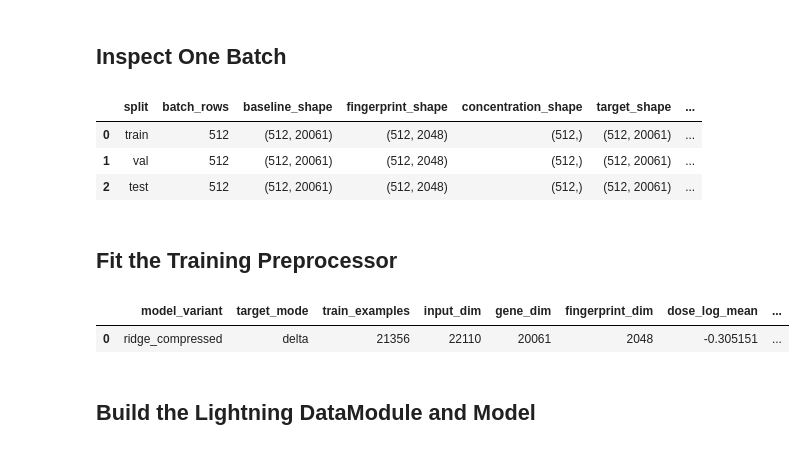
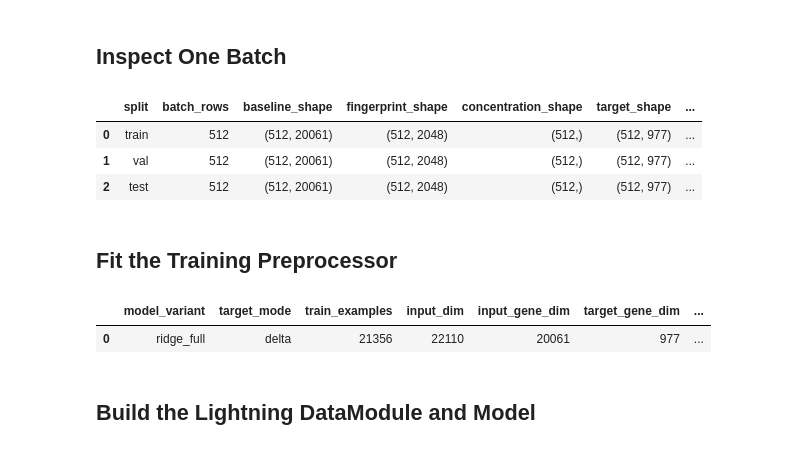
Before and after one commit to wilsonliam/deep-learning-final-project, a Jupyter notebook: Machine_Learning/4_Linear_Regression_implementatin.ipynb, the cells around one changed output. Saved outputs shown, nothing was run; the diff lists cells and outputs as text; code cells hidden in the pictures.

```diff
--- a/Machine_Learning/4_Linear_Regression_implementatin.ipynb
+++ b/Machine_Learning/4_Linear_Regression_implementatin.ipynb
@@ -16,7 +16,7 @@ BATCH_SIZE = 512
 RANDOM_SEED = 42
 NUM_WORKERS = 0
 
-MODEL_VARIANT = "ridge_compressed"  # one of {"ridge_compressed", "ridge_full"}
+MODEL_VARIANT = "ridge_full"  # one of {"ridge_compressed", "ridge_full"}
 TARGET_MODE = "delta"
 TARGET_PCA_COMPONENTS = 512
 PREPROCESS_BATCH_SIZE = 1024
@@ -34,7 +34,7 @@ PLOT_RANDOM_SEED = RANDOM_SEED
 EMBEDDING_METHOD = "pca"
 N_EMBEDDING_COMPONENTS = 2
 
-TENSOR_ARTIFACTS_DIR = Path("data/Tahoe100M_tensor_artifacts")
+TENSOR_ARTIFACTS_DIR = Path("data/Tahoe100M_tensor_artifacts_L1000")
 LIGHTNING_OUTPUT_DIR = Path("artifacts/lightning/linear_regression")
 
 print(
@@ -1303,33 +1407,34 @@ batch_summary_df = pd.DataFrame(batch_summary_rows)
 display(batch_summary_df)
 # %% [output]
 |  | split | batch_rows | baseline_shape | fingerprint_shape | concentration_shape | target_shape | ... |
-| 0 | train | 512 | (512, 20061) | (512, 2048) | (512,) | (512, 20061) | ... |
-| 1 | val | 512 | (512, 20061) | (512, 2048) | (512,) | (512, 20061) | ... |
-| 2 | test | 512 | (512, 20061) | (512, 2048) | (512,) | (512, 20061) | ... |
+| 0 | train | 512 | (512, 20061) | (512, 2048) | (512,) | (512, 977) | ... |
+| 1 | val | 512 | (512, 20061) | (512, 2048) | (512,) | (512, 977) | ... |
+| 2 | test | 512 | (512, 20061) | (512, 2048) | (512,) | (512, 977) | ... |
 # %% [markdown]
 ## Fit the Training Preprocessor
 # %%
 training_preprocessor = TrainingPreprocessor(
     train_examples_df=train_examples_df,
     dmso_bundle=dmso_bundle,
     treatment_bundle=treatment_bundle,
     fingerprint_bundle=fingerprint_bundle,
+    target_gene_indices=target_gene_indices,
     model_variant=MODEL_VARIANT,
     target_mode=TARGET_MODE,
     target_pca_components=TARGET_PCA_COMPONENTS,
     batch_size=PREPROCESS_BATCH_SIZE,
 ).fit()
 
 preprocessor_summary_df = training_preprocessor.summary_frame()
 if MODEL_VARIANT == "ridge_compressed" and training_preprocessor.pca_components is None:
     raise ValueError("Compressed ridge preprocessing did not fit a target PCA basis.")
 if MODEL_VARIANT == "ridge_full" and training_preprocessor.pca_components is not None:
     raise ValueError("Full ridge preprocessing should not create PCA components.")
 
 display(preprocessor_summary_df)
 # %% [output]
-|  | model_variant | target_mode | train_examples | input_dim | gene_dim | fingerprint_dim | dose_log_mean | ... |
-| 0 | ridge_compressed | delta | 21356 | 22110 | 20061 | 2048 | -0.305151 | ... |
+|  | model_variant | target_mode | train_examples | input_dim | input_gene_dim | target_gene_dim | ... |
+| 0 | ridge_full | delta | 21356 | 22110 | 20061 | 977 | ... |
 # %% [markdown]
 ## Build the Lightning DataModule and Model
 # %%
```
Also changed, not shown: parts of 8 cells of this notebook, 2 other files.
